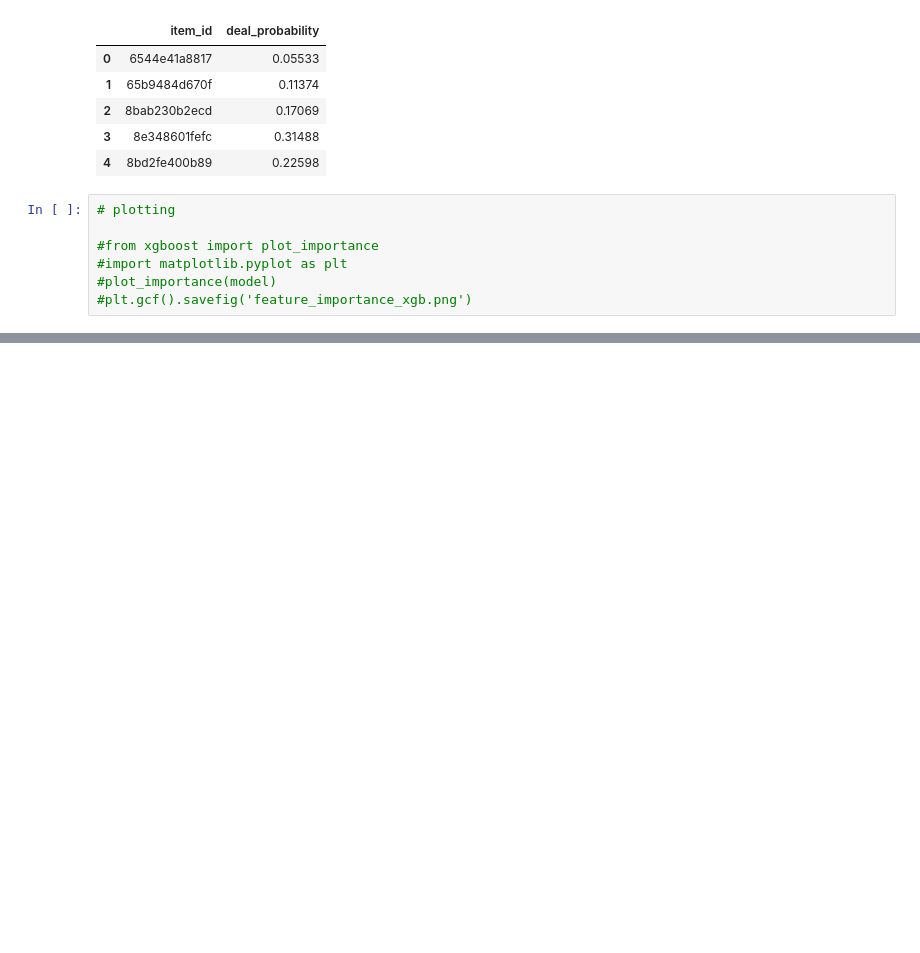
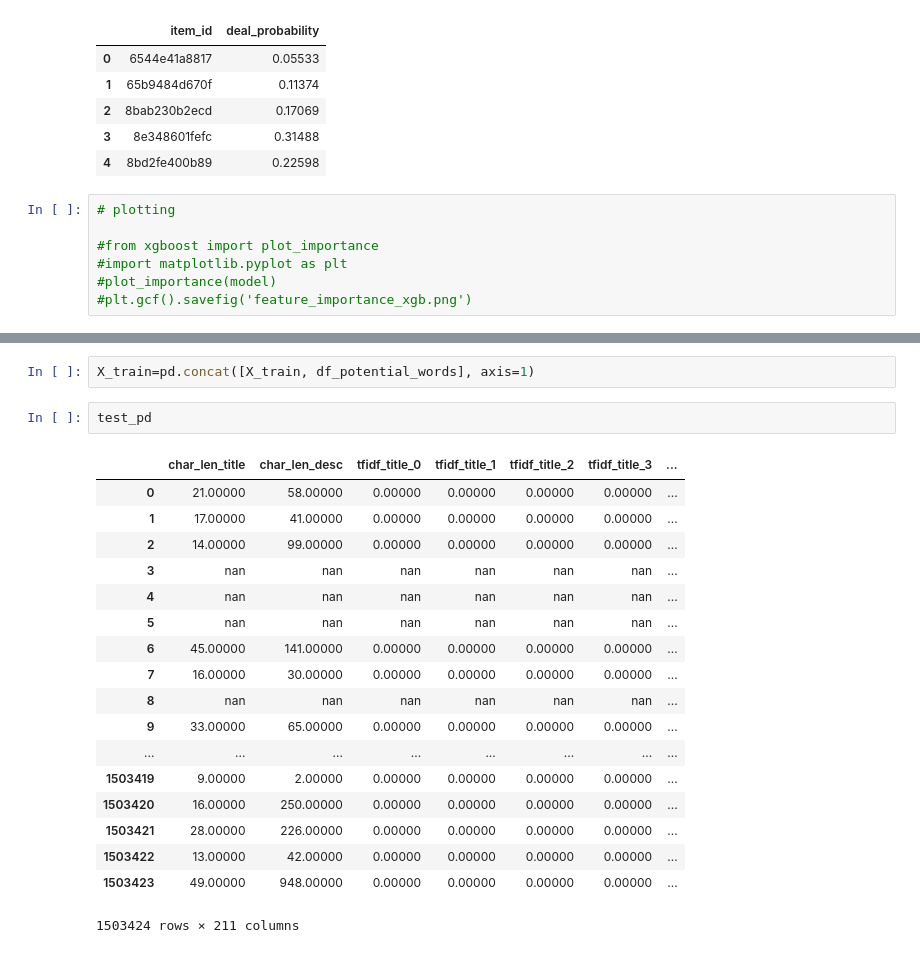
Before and after one commit to albalu/gdso-avito, a Jupyter notebook: title_description_analysis.ipynb, the cells around one changed output, grey strips where cells are left out. Cells and saved outputs as stored; diff of their text form; blank space fills up the shorter version.

```diff
--- a/title_description_analysis.ipynb
+++ b/title_description_analysis.ipynb
@@ -366,0 +561,23 @@ sub.head()
+# %%
+X_train=pd.concat([X_train, df_potential_words], axis=1)
+# %%
+test_pd
+# %% [output]
+|  | char_len_title | char_len_desc | tfidf_title_0 | tfidf_title_1 | tfidf_title_2 | tfidf_title_3 | ... |
+| 0 | 21.00000 | 58.00000 | 0.00000 | 0.00000 | 0.00000 | 0.00000 | ... |
+| 1 | 17.00000 | 41.00000 | 0.00000 | 0.00000 | 0.00000 | 0.00000 | ... |
+| 2 | 14.00000 | 99.00000 | 0.00000 | 0.00000 | 0.00000 | 0.00000 | ... |
+| 3 | nan | nan | nan | nan | nan | nan | ... |
+| 4 | nan | nan | nan | nan | nan | nan | ... |
+| 5 | nan | nan | nan | nan | nan | nan | ... |
+| 6 | 45.00000 | 141.00000 | 0.00000 | 0.00000 | 0.00000 | 0.00000 | ... |
+| 7 | 16.00000 | 30.00000 | 0.00000 | 0.00000 | 0.00000 | 0.00000 | ... |
+| 8 | nan | nan | nan | nan | nan | nan | ... |
+| 9 | 33.00000 | 65.00000 | 0.00000 | 0.00000 | 0.00000 | 0.00000 | ... |
+| ... | ... | ... | ... | ... | ... | ... | ... |
+| 1503419 | 9.00000 | 2.00000 | 0.00000 | 0.00000 | 0.00000 | 0.00000 | ... |
+| 1503420 | 16.00000 | 250.00000 | 0.00000 | 0.00000 | 0.00000 | 0.00000 | ... |
+| 1503421 | 28.00000 | 226.00000 | 0.00000 | 0.00000 | 0.00000 | 0.00000 | ... |
+| 1503422 | 13.00000 | 42.00000 | 0.00000 | 0.00000 | 0.00000 | 0.00000 | ... |
+| 1503423 | 49.00000 | 948.00000 | 0.00000 | 0.00000 | 0.00000 | 0.00000 | ... |
+1503424 rows × 211 columns
```
Also changed, not shown: parts of 20 cells of this notebook.
